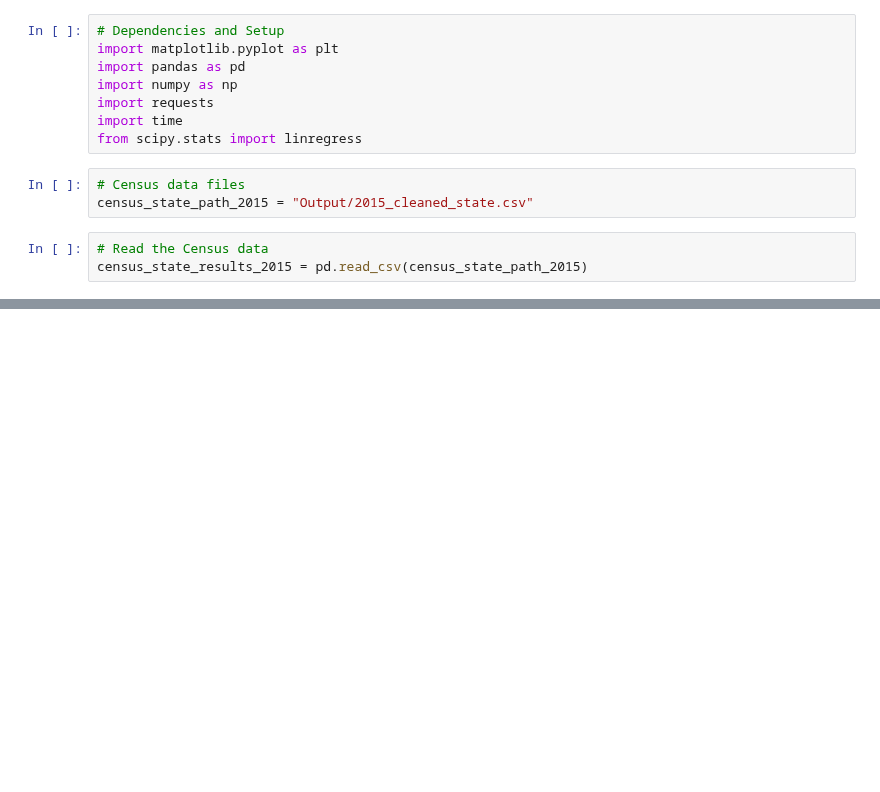
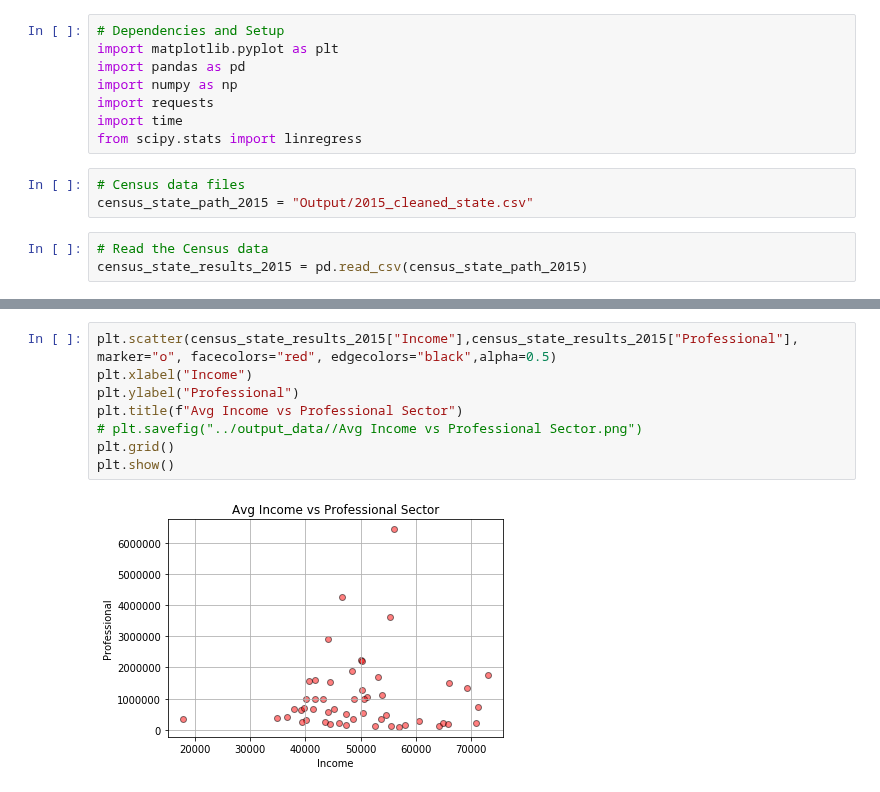
Before and after one commit to charlim26/censusproject, a Jupyter notebook: 2015_State_Census_Data.ipynb, the cells around one changed output, grey strips where cells are left out. Saved outputs shown, nothing was run; the diff lists cells and outputs as text; blank space fills up the shorter version.

```diff
--- a/2015_State_Census_Data.ipynb
+++ b/2015_State_Census_Data.ipynb
@@ -102,0 +96,10 @@ census_state_results_2015.describe()
+# %%
+plt.scatter(census_state_results_2015["Income"],census_state_results_2015["Professional"], marker="o", facecolors="red", edgecolors="black",alpha=0.5)
+plt.xlabel("Income")
+plt.ylabel("Professional")
+plt.title(f"Avg Income vs Professional Sector")
+# plt.savefig("../output_data//Avg Income vs Professional Sector.png")
+plt.grid()
+plt.show()
+# %% [output]
+[figure, added]
```
Also changed, not shown: parts of 7 cells of this notebook, 2 other files.
